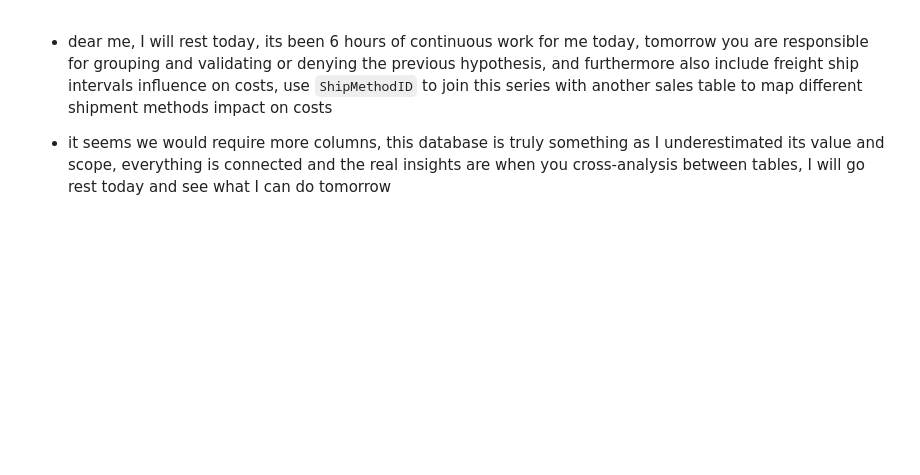
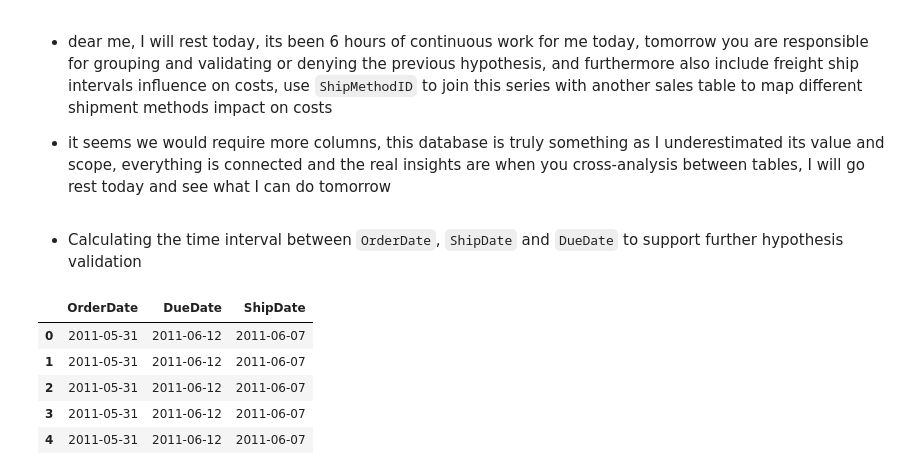
Before and after one commit to AtlasMarbx/AdventureWorks-Data-Migration-and-insight-extraction, a Jupyter notebook: EDA_process.ipynb, the cells around one changed output. Saved outputs shown, nothing was run; the diff lists cells and outputs as text; code cells hidden in the pictures; blank space fills up the shorter version.

```diff
--- a/EDA_process.ipynb
+++ b/EDA_process.ipynb
@@ -231,3 +269,16 @@ refined_df
 - dear me, I will rest today, its been 6 hours of continuous work for me today, tomorrow you are responsible for grouping and validating or denying the previous hypothesis, and furthermore also include freight ship intervals influence on costs, use `ShipMethodID` to join this series with another sales table to map different shipment methods impact on costs
 
 - it seems we would require more columns, this database is truly something as I underestimated its value and scope, everything is connected and the real insights are when you cross-analysis between tables, I will go rest today and see what I can do tomorrow
+# %% [markdown]
+- Calculating the time interval between `OrderDate`, `ShipDate` and `DueDate` to support further hypothesis validation
+# %%
+temp_view = refined_df_orderheader[['OrderDate', 'DueDate', 'ShipDate']]
+
+temp_view.head(5)
+# %% [output]
+|  | OrderDate | DueDate | ShipDate |
+| 0 | 2011-05-31 | 2011-06-12 | 2011-06-07 |
+| 1 | 2011-05-31 | 2011-06-12 | 2011-06-07 |
+| 2 | 2011-05-31 | 2011-06-12 | 2011-06-07 |
+| 3 | 2011-05-31 | 2011-06-12 | 2011-06-07 |
+| 4 | 2011-05-31 | 2011-06-12 | 2011-06-07 |
```
Also changed, not shown: parts of 19 cells of this notebook.
